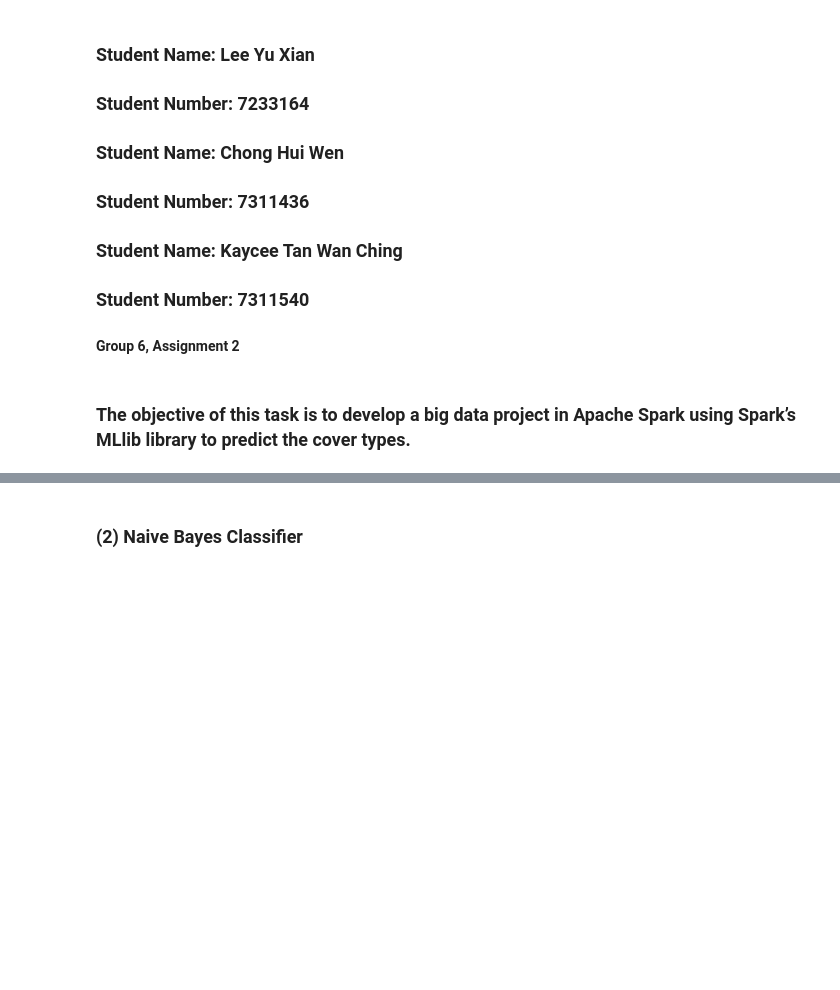
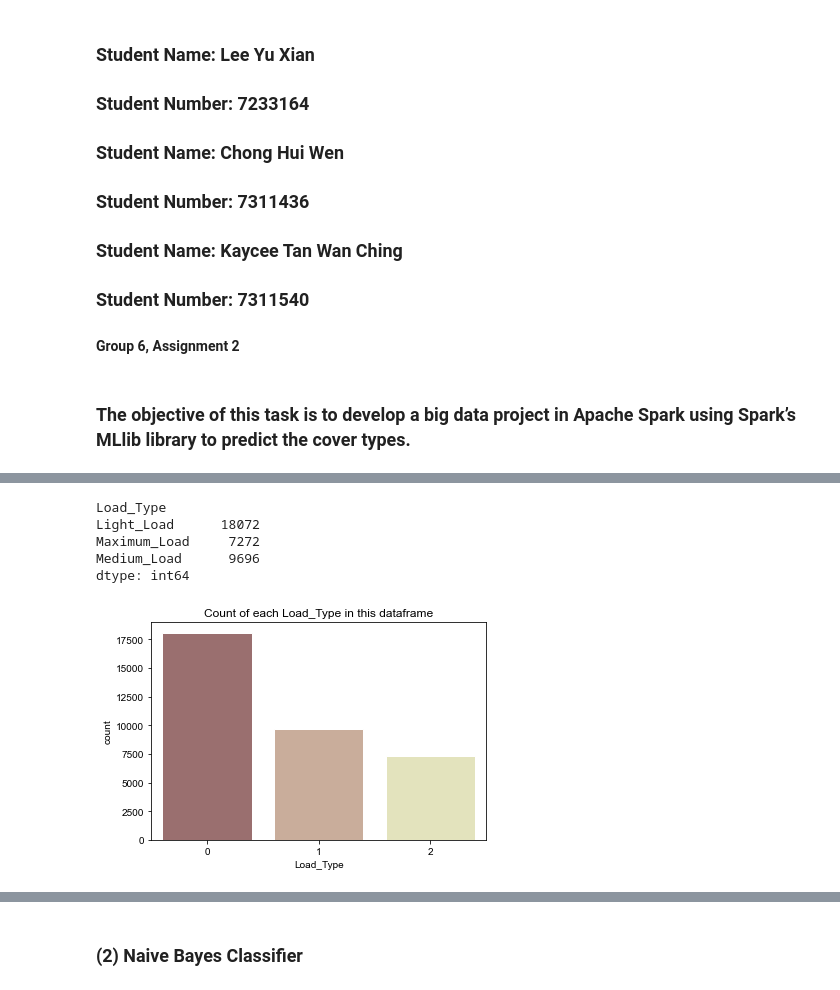
Before and after one commit to lyx97/CSCI316, a Jupyter notebook: Group 6/CSCI316_A2_Group_LeeYuXian_ChongHuiWen_TanKayceeWanChing.ipynb, the cells around one changed output, grey strips where cells are left out. Drawn from its saved outputs; the diff is of its cells as text; code cells hidden in the pictures; blank space fills up the shorter version.

```diff
--- a/Group 6/CSCI316_A2_Group_LeeYuXian_ChongHuiWen_TanKayceeWanChing.ipynb
+++ b/Group 6/CSCI316_A2_Group_LeeYuXian_ChongHuiWen_TanKayceeWanChing.ipynb
@@ -399,0 +272,18 @@ for a in range(0, 9):
+# %%
+# show the tota number of each load types in this dataframe
+df.groupby('Load_Type').size()
+# %% [output]
+Load_Type
+Light_Load      18072
+Maximum_Load     7272
+Medium_Load      9696
+dtype: int64
+# %%
+# visualize the count of each 'Load_Type' in this dataframe
+plt.title('Count of each Load_Type in this dataframe')
+sns.set_style('whitegrid')
+sns.countplot(x=df_encoded['Load_Type'], palette = 'pink')
+
+plt.show()
+# %% [output]
+[figure, added]
```
Also changed, not shown: parts of 111 cells of this notebook, 1 other file.
